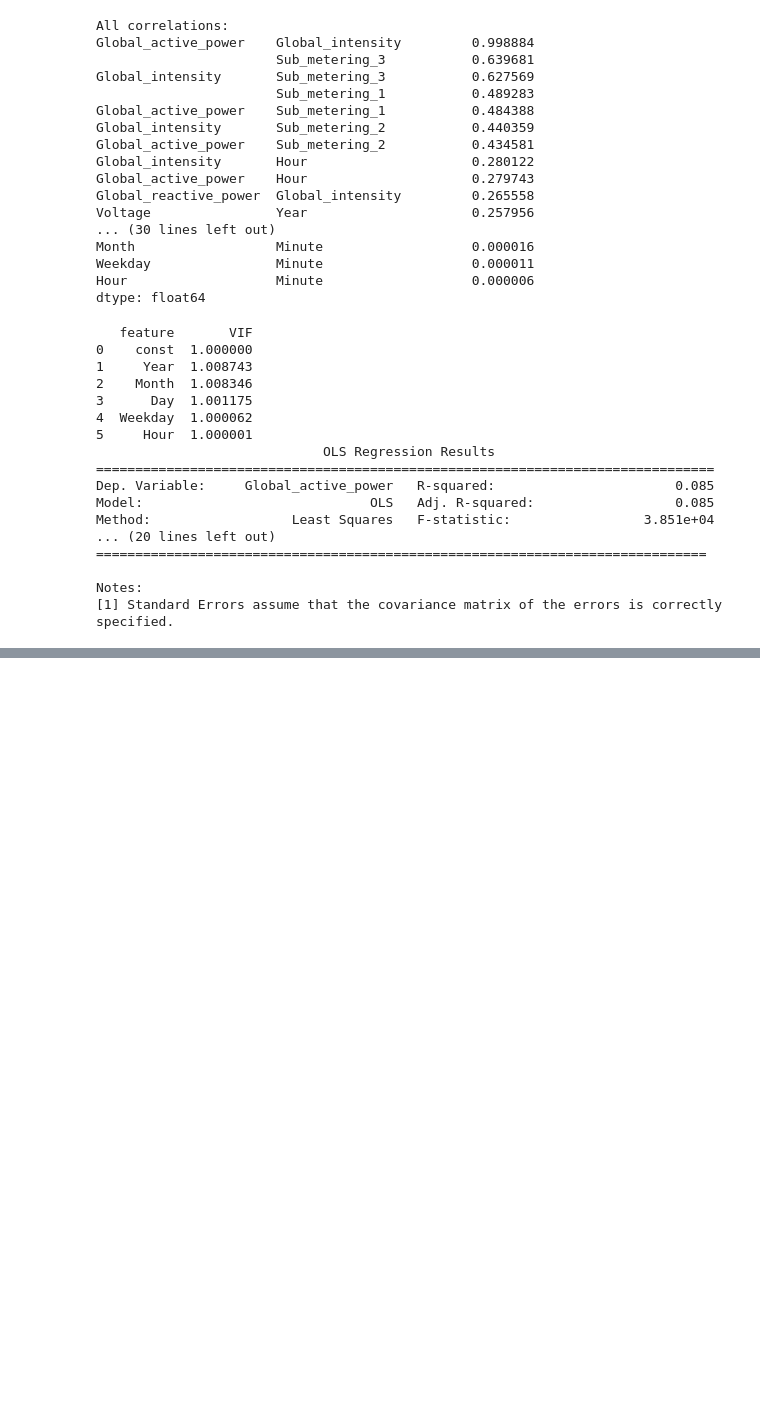
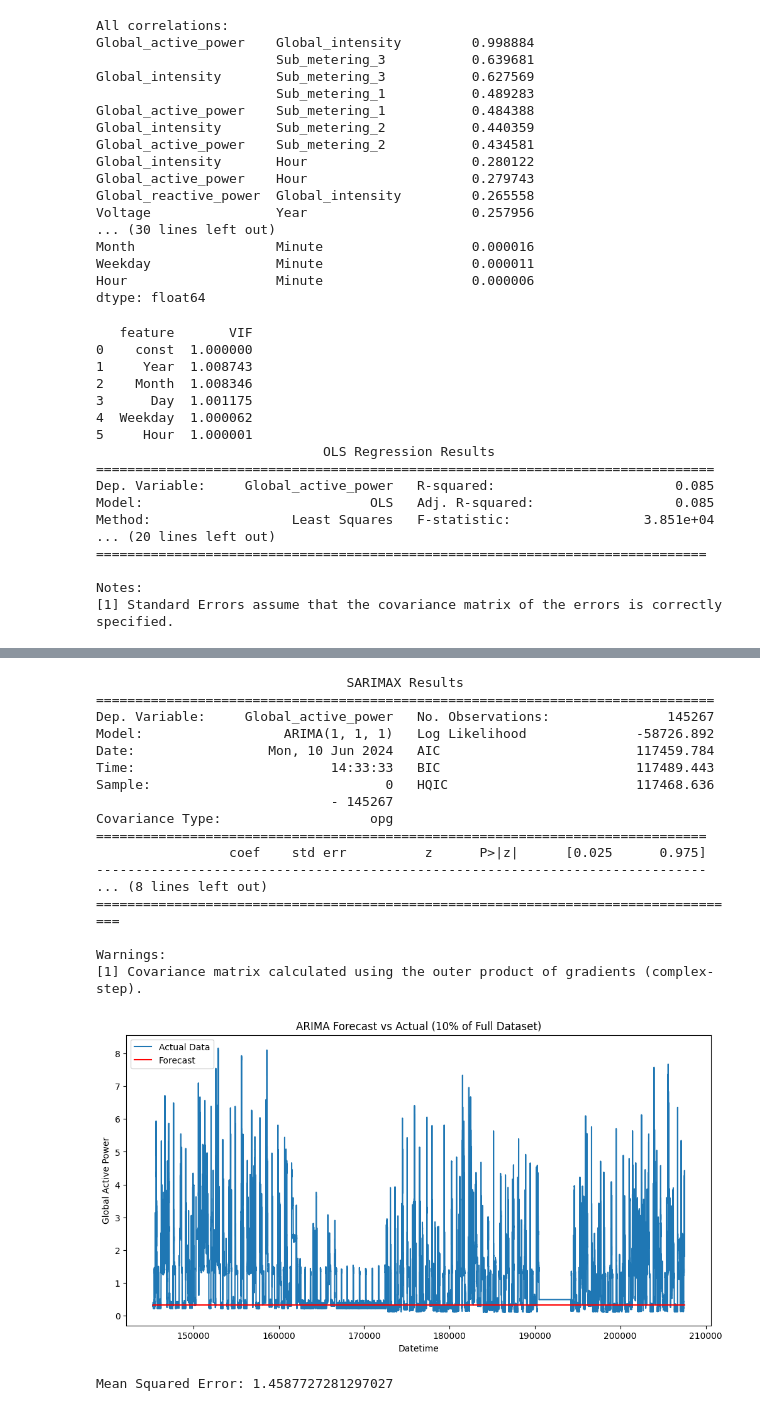
Before and after one commit to Ozziehman/Energiescan, a Jupyter notebook: EDA_household_power_consumption.ipynb, the cells around one changed output, grey strips where cells are left out. Drawn from its saved outputs; the diff is of its cells as text; code cells hidden in the pictures; blank space fills up the shorter version.

```diff
--- a/EDA_household_power_consumption.ipynb
+++ b/EDA_household_power_consumption.ipynb
@@ -247,0 +352,39 @@ KeyboardInterrupt:
+# %%
+
+model = ARIMA(train_series, order=(1, 1, 1))
+model_fit = model.fit()
+
+print(model_fit.summary())
+forecast = model_fit.forecast(steps=len(test_series))
+
+plt.figure(figsize=(12, 6))
+plt.plot(test_series, label='Actual Data')
+plt.plot(test_series.index, forecast, label='Forecast', color='red')
+plt.title('ARIMA Forecast vs Actual (10% of Full Dataset)')
+plt.xlabel('Datetime')
+plt.ylabel('Global Active Power')
+plt.legend()
+plt.show()
+
+mse = mean_squared_error(test_series, forecast)
+print(f'Mean Squared Error: {mse}')
+# %% [output]
+                                SARIMAX Results
+===============================================================================
+Dep. Variable:     Global_active_power   No. Observations:               145267
+Model:                  ARIMA(1, 1, 1)   Log Likelihood              -58726.892
+Date:                 Mon, 10 Jun 2024   AIC                         117459.784
+Time:                         14:33:33   BIC                         117489.443
+Sample:                              0   HQIC                        117468.636
+                              - 145267
+Covariance Type:                   opg
+==============================================================================
+                 coef    std err          z      P>|z|      [0.025      0.975]
+------------------------------------------------------------------------------
+... (8 lines left out)
+===================================================================================
+
+Warnings:
+[1] Covariance matrix calculated using the outer product of gradients (complex-step).
+[figure, added]
+Mean Squared Error: 1.4587727281297027
```
Also changed, not shown: parts of 14 cells of this notebook, 1 other file.
